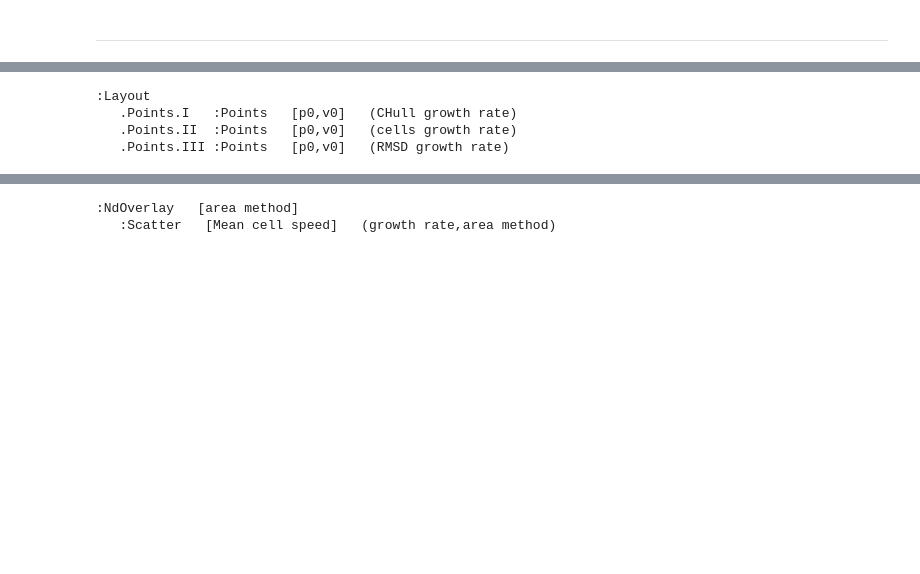
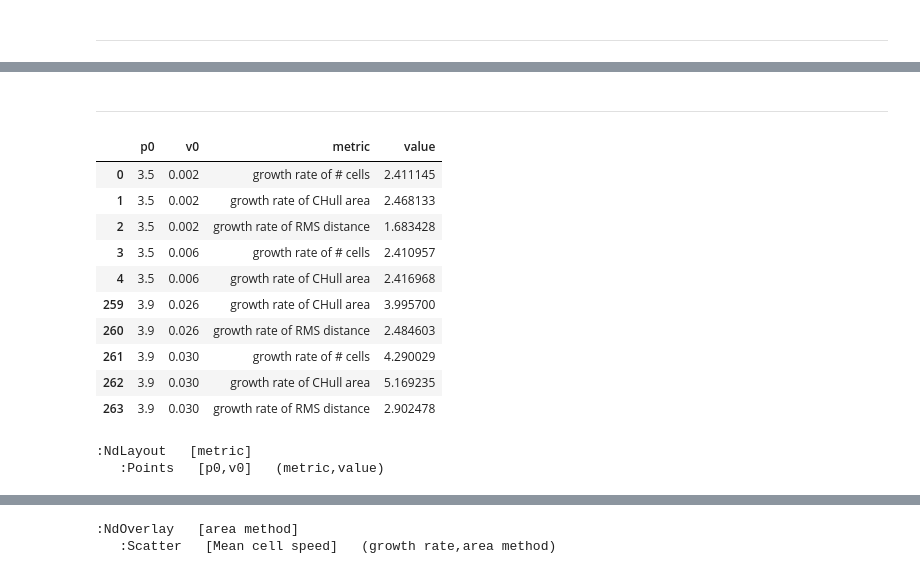
Before and after one commit to pranav-bhamidipati/lateral-signaling, a Jupyter notebook: sandbox/Untitled3.ipynb, the cells around one changed output, grey strips where cells are left out. Drawn from its saved outputs; the diff is of its cells as text; code cells hidden in the pictures; blank space fills up the shorter version.

```diff
--- a/sandbox/Untitled3.ipynb
+++ b/sandbox/Untitled3.ipynb
@@ -380,45 +396,37 @@ hv.Layout((plt1, plt2, plt3)).cols(2)
+# %% [markdown]
+<hr>
 # %%
-grouped = df.groupby(["p0", "v0"]).mean()[["cells growth rate", "RMSD growth rate", "CHull growth rate"]]
-grouped
+grouped = df.groupby(["p0", "v0", "metric"]).mean()["value"].reset_index()
+grouped.iloc[headtail]
+# %% [output]
+|  | p0 | v0 | metric | value |
+| 0 | 3.5 | 0.002 | growth rate of # cells | 2.411145 |
+| 1 | 3.5 | 0.002 | growth rate of CHull area | 2.468133 |
+| 2 | 3.5 | 0.002 | growth rate of RMS distance | 1.683428 |
+| 3 | 3.5 | 0.006 | growth rate of # cells | 2.410957 |
+| 4 | 3.5 | 0.006 | growth rate of CHull area | 2.416968 |
+| 259 | 3.9 | 0.026 | growth rate of CHull area | 3.995700 |
+| 260 | 3.9 | 0.026 | growth rate of RMS distance | 2.484603 |
+| 261 | 3.9 | 0.030 | growth rate of # cells | 4.290029 |
+| 262 | 3.9 | 0.030 | growth rate of CHull area | 5.169235 |
+| 263 | 3.9 | 0.030 | growth rate of RMS distance | 2.902478 |
-# %%
-plt1 = hv.Points(
-    data=gr_df,
-    kdims=["p0", "v0"],
-    vdims=["CHull growth rate"]
-).opts(
-    title="Growth rate of Convex Hull area",
-    color="CHull growth rate",
-    colorbar=True,
-    s=140,
-).redim.range(**{"CHull growth rate":(1.5, 4.0)})
-
-plt2 = hv.Points(
-    data=gr_df,
-    kdims=["p0", "v0"],
-    vdims=["cells growth rate"]
-).opts(
-    title="Growth rate of # activated cells",
-    color="cells growth rate",
-    colorbar=True,
-    s=140,
-#     alpha=0.5
-).redim.range(**{"cells growth rate":(1.5, 4.0)})
-
-plt3 = hv.Points(
-    data=gr_df,
-    kdims=["p0", "v0"],
-    vdims=["RMSD growth rate"]
-).opts(
-    title="Growth rate of RMS deviation",
-    color="RMSD growth rate",
-    colorbar=True,
-    s=140,
-#     alpha=0.5
-).redim.range(**{"RMSD growth rate":(1.5, 4.0)})
-
-(plt1 + plt2 + plt3).opts(hspace=0.8)
-# %% [output]
-:Layout
-   .Points.I   :Points   [p0,v0]   (CHull growth rate)
-   .Points.II  :Points   [p0,v0]   (cells growth rate)
-   .Points.III :Points   [p0,v0]   (RMSD growth rate)
+# %%
+plt = hv.Points(
+    data=grouped,
+    kdims=["p0", "v0"],
+    vdims=["metric", "value"],
+).groupby(
+    "metric"
+).opts(
+    color="value",
+    cmap="magma",
+    axiswise=True,
+    colorbar=True,
+# ).redim.range(
+#     **{"value":(1.5, 6.0)}
+).layout().cols(3)
+
+plt.opts(hspace=0.8)
+# %% [output]
+:NdLayout   [metric]
+   :Points   [p0,v0]   (metric,value)
```
Also changed, not shown: parts of 27 cells of this notebook, 24 other files.
